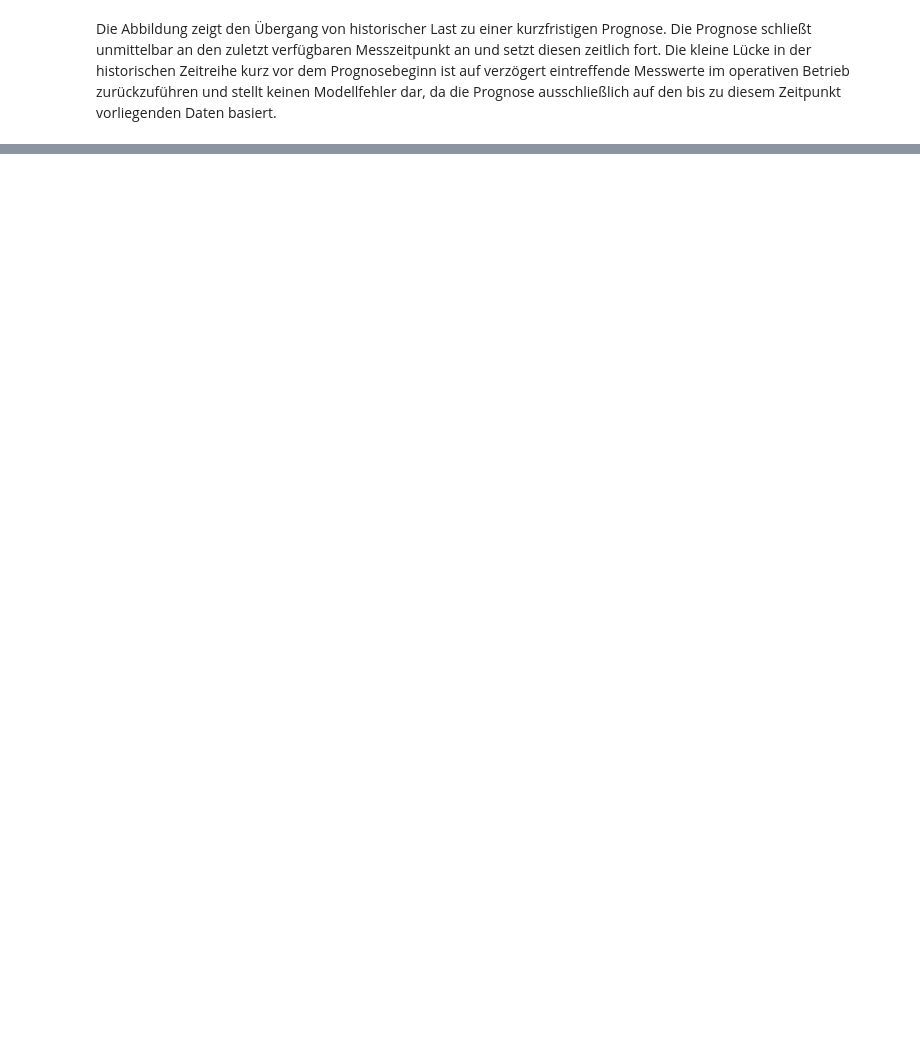
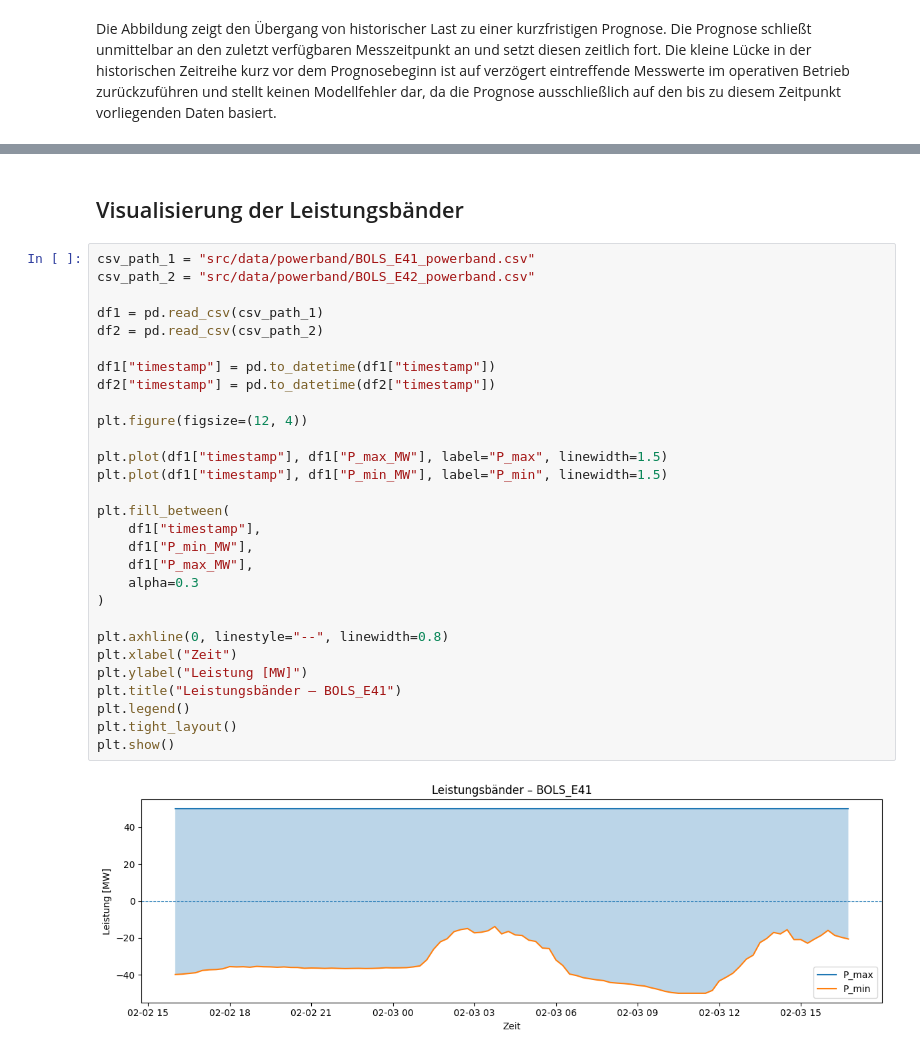
Before and after one commit to Krawinator/masterthesis, a Jupyter notebook: eda.ipynb, the cells around one changed output, grey strips where cells are left out. Cells and saved outputs as stored; diff of their text form; blank space fills up the shorter version.

```diff
--- a/eda.ipynb
+++ b/eda.ipynb
@@ -263,0 +335,33 @@ Die Abbildung zeigt den Übergang von historischer Last zu einer kurzfristigen P
+# %% [markdown]
+## Visualisierung der Leistungsbänder
+# %%
+csv_path_1 = "src/data/powerband/BOLS_E41_powerband.csv"
+csv_path_2 = "src/data/powerband/BOLS_E42_powerband.csv"
+
+df1 = pd.read_csv(csv_path_1)
+df2 = pd.read_csv(csv_path_2)
+
+df1["timestamp"] = pd.to_datetime(df1["timestamp"])
+df2["timestamp"] = pd.to_datetime(df2["timestamp"])
+
+plt.figure(figsize=(12, 4))
+
+plt.plot(df1["timestamp"], df1["P_max_MW"], label="P_max", linewidth=1.5)
+plt.plot(df1["timestamp"], df1["P_min_MW"], label="P_min", linewidth=1.5)
+
+plt.fill_between(
+    df1["timestamp"],
+    df1["P_min_MW"],
+    df1["P_max_MW"],
+    alpha=0.3
+)
+
+plt.axhline(0, linestyle="--", linewidth=0.8)
+plt.xlabel("Zeit")
+plt.ylabel("Leistung [MW]")
+plt.title("Leistungsbänder – BOLS_E41")
+plt.legend()
+plt.tight_layout()
+plt.show()
+# %% [output]
+[figure, added]
```
Also changed, not shown: parts of 17 cells of this notebook, 8 other files.
